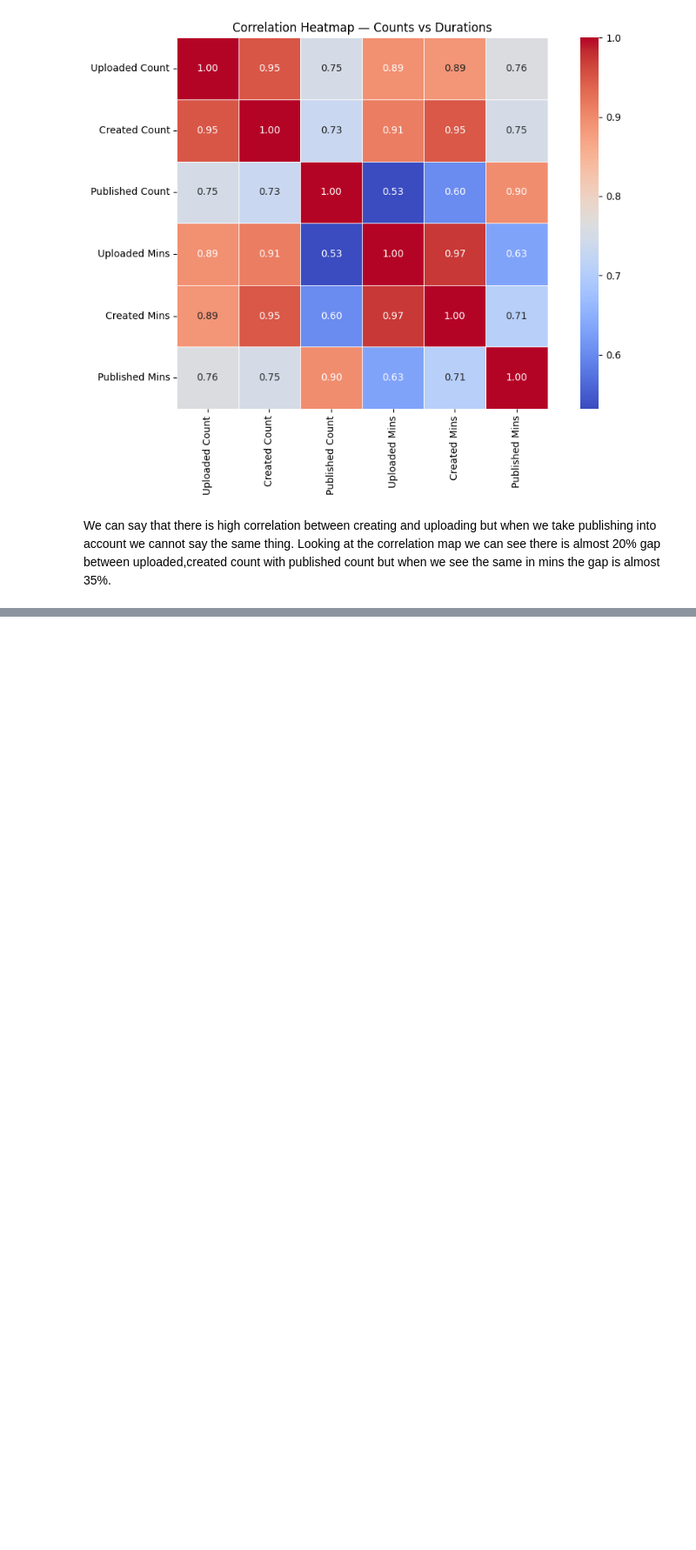
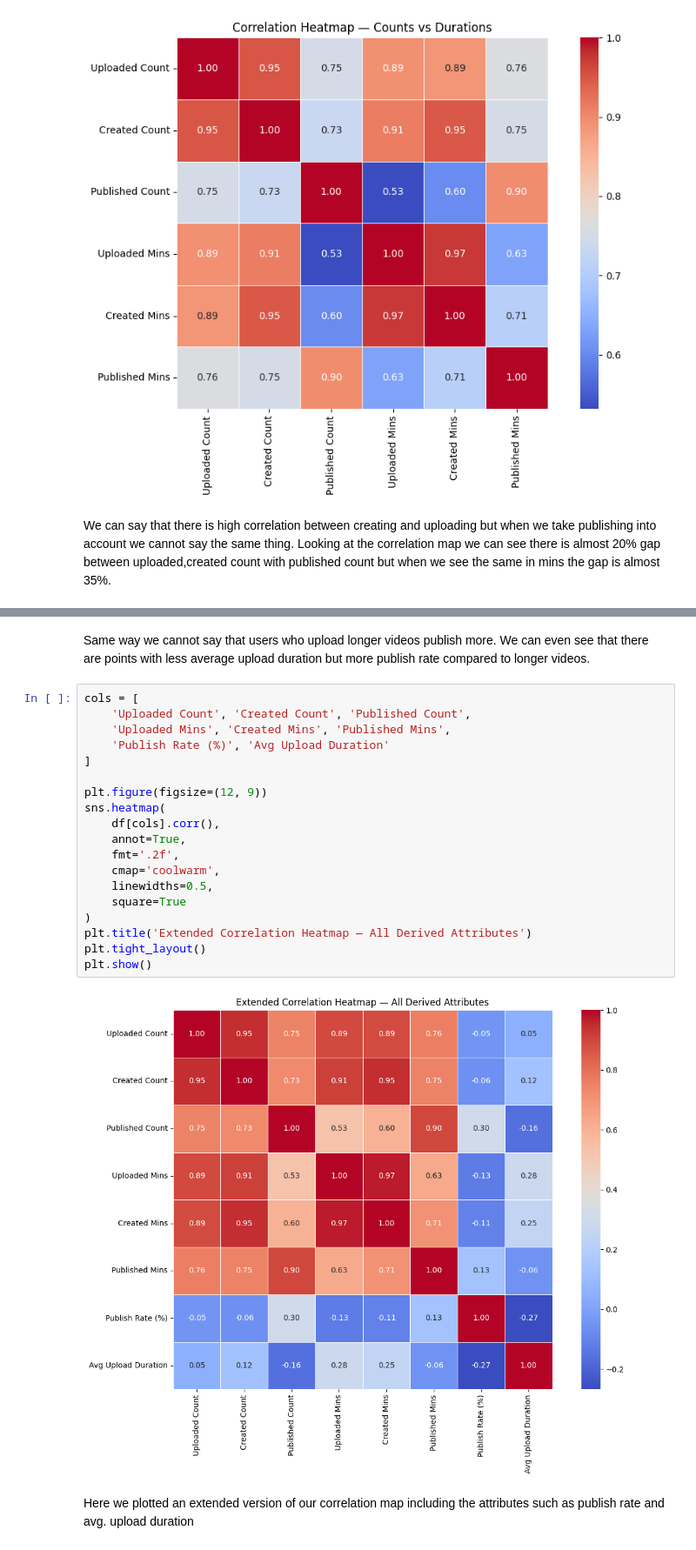
Before and after one commit to zen-code11/GC-Data, a Jupyter notebook: eda.ipynb, the cells around one changed output, grey strips where cells are left out. Shown at 87% size. Cells and saved outputs as stored; diff of their text form; blank space fills up the shorter version.

```diff
--- a/eda.ipynb
+++ b/eda.ipynb
@@ -131,0 +152,25 @@ df['Publish Rate (%)'] = (df['Published Count'] / df['Created Count'] * 100).rou
+# %% [markdown]
+Same way we cannot say that users who upload longer videos publish more. We can even see that there are points with less average upload duration but more publish rate compared to longer videos.
+# %%
+cols = [
+    'Uploaded Count', 'Created Count', 'Published Count',
+    'Uploaded Mins', 'Created Mins', 'Published Mins',
+    'Publish Rate (%)', 'Avg Upload Duration'
+]
+
+plt.figure(figsize=(12, 9))
+sns.heatmap(
+    df[cols].corr(),
+    annot=True,
+    fmt='.2f',
+    cmap='coolwarm',
+    linewidths=0.5,
+    square=True
+)
+plt.title('Extended Correlation Heatmap — All Derived Attributes')
+plt.tight_layout()
+plt.show()
+# %% [output]
+[figure, added]
+# %% [markdown]
+Here we plotted an extended version of our correlation map including the attributes such as publish rate and avg. upload duration
```
Also changed, not shown: parts of 5 cells of this notebook.
